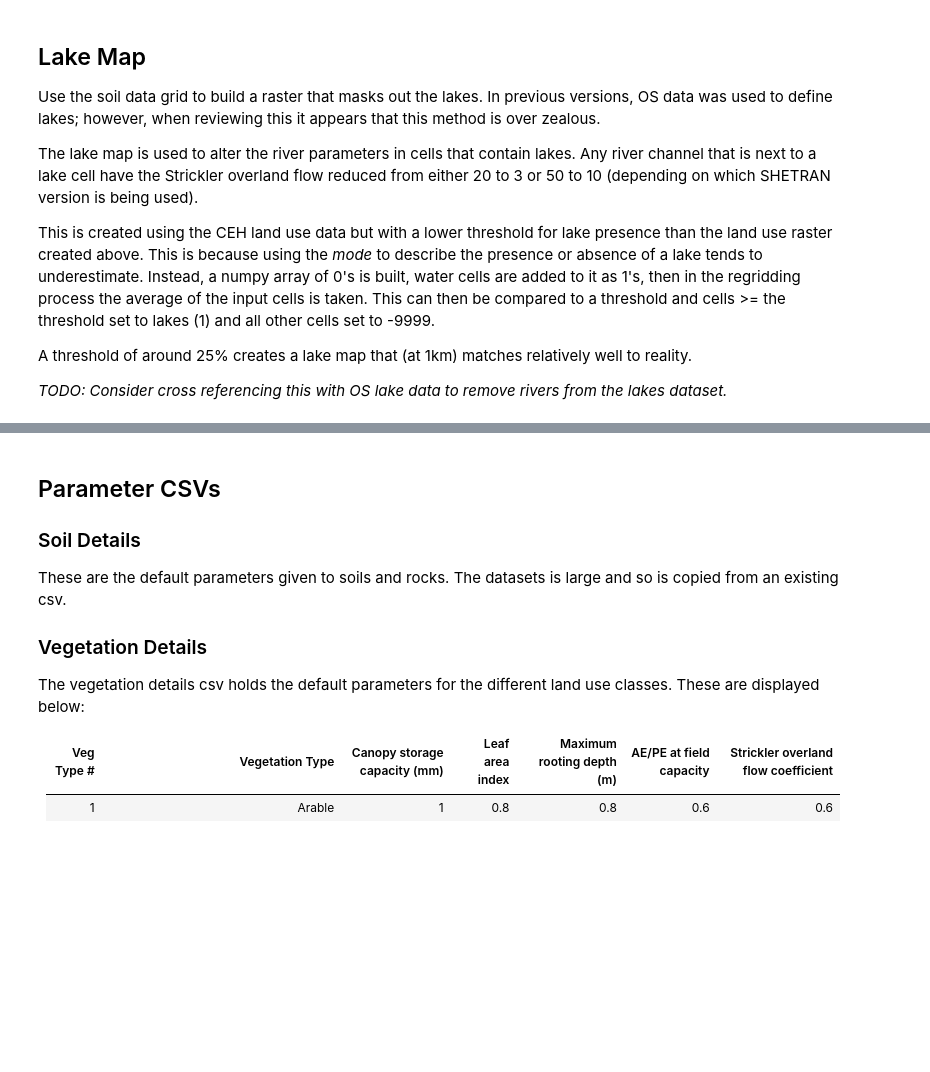
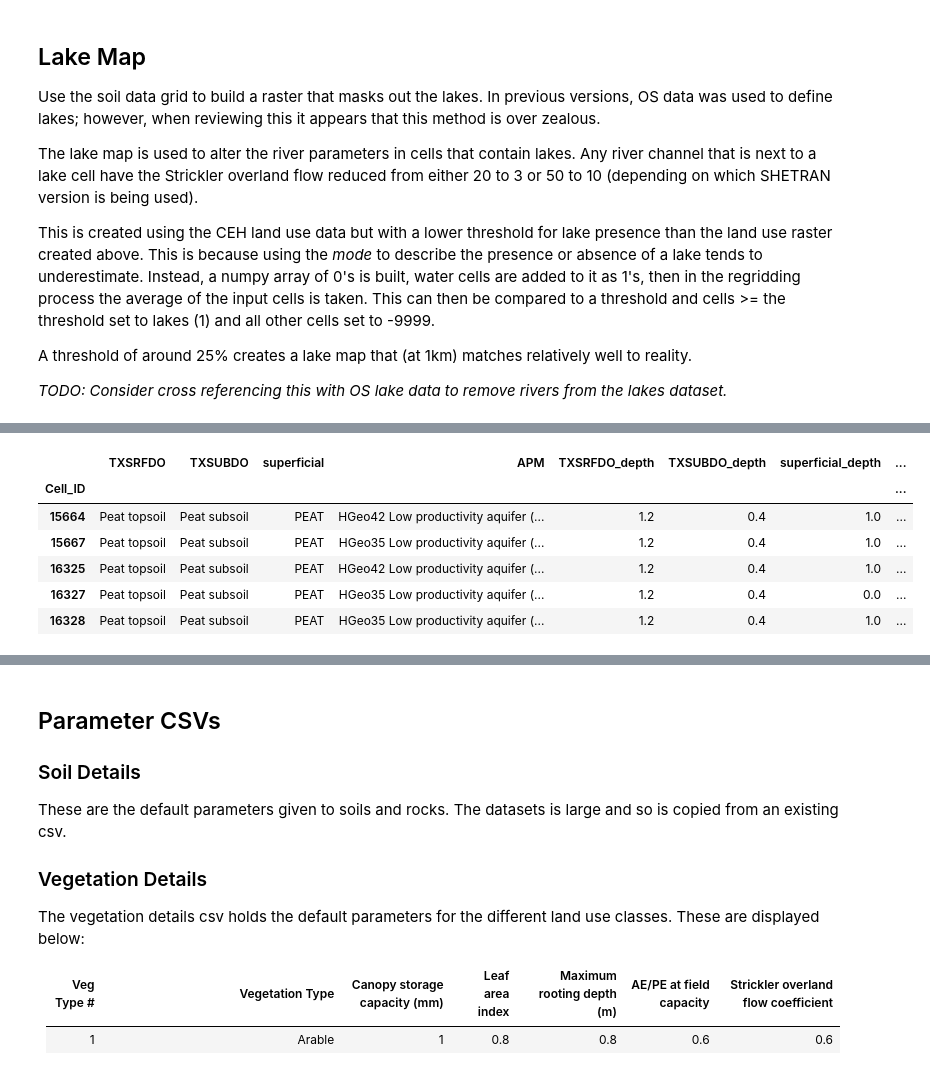
Before and after one commit to henry-rong/SHETRAN-UK-Generic-Catchment-Setup-Scripts, a Jupyter notebook: Create SHETRAN Raster Data.ipynb, the cells around one changed output, grey strips where cells are left out. Saved outputs shown, nothing was run; the diff lists cells and outputs as text; code cells hidden in the pictures; blank space fills up the shorter version.

```diff
--- a/Create SHETRAN Raster Data.ipynb
+++ b/Create SHETRAN Raster Data.ipynb
@@ -498,0 +964,46 @@ This data was originally taken at a 1km resolution. The first iteration of this
+# %%
+# 6. Fill the data table with actual values. Supply the column name, data table path and Cell ID and cell details columns. Do this for the subsurface type, depth and notes.
+
+# Example: columns in df are ['TXSRFDO', 'TXSUBDO', 'APM']
+# Each column contains integer codes that need to be mapped to descriptions from a lookup CSV
+
+# Define the mapping: column name -> (lookup csv path, code column, value column)
+lookup_info = {
+    'TXSRFDO': (os.path.join(data_folder, 'TXSRFDO Raster Data Table.csv'), 'Class', 'Texture'),
+    'TXSUBDO': (os.path.join(data_folder, 'TXSUBDO Raster Data Table.csv'), 'Class', 'Texture'),
+    'superficial': (os.path.join(data_folder, 'UK_625k_SUPERFICIAL_Geology_Polygons Raster Data Table.csv'), 'Raster_ID', 'ROCK_D'),
+    'APM': (os.path.join(data_folder, 'HydrogeologyUK_IoM_v5 Raster Data Table.csv'), 'Raster_ID', 'Flow Mechanism'),
+
+    'TXSRFDO_depth': (os.path.join(data_folder, 'TXDEPCHG Raster Data Table.csv'), 'Class', 'Depth to Change'),
+    'TXSUBDO_depth': (os.path.join(data_folder, 'DR Raster Data Table.csv'), 'DR', 'Depth to rock'),
+    'superficial_depth': (os.path.join(data_folder, 'BGS_SDTM_1km Raster Data Table.csv'), 'Raster_ID', 'BSTM_MEAN'),
+
+    'TXSRFDO_notes': (os.path.join(data_folder, 'TXSRFDO Raster Data Table.csv'), 'Class', 'Notes'),
+    'TXSUBDO_notes': (os.path.join(data_folder, 'TXSUBDO Raster Data Table.csv'), 'Class', 'Notes'),
+    'superficial_notes': (os.path.join(data_folder, 'UK_625k_SUPERFICIAL_Geology_Polygons Raster Data Table.csv'), 'Raster_ID', 'LEX_D'),
+    'APM_notes': (os.path.join(data_folder, 'HydrogeologyUK_IoM_v5 Raster Data Table.csv'), 'Raster_ID', 'Summary'),
+    # Add more as needed
+}
+
+for col, (csv_path, code_col, value_col) in lookup_info.items():
+
+    # Load lookup table:
+    lut = pd.read_csv(csv_path)
+    lut.columns = [c.strip() for c in lut.columns]  # Remove leading/trailing white space.
+
+    # Build mapping dictionary:
+    code_to_val = pd.Series(lut[value_col].values, index=lut[code_col]).to_dict()
+
+    # Map the df column (skip -9999 and nan)
+    df[col] = df[col].map(lambda x: code_to_val.get(x, np.nan) if pd.notnull(x) and x != -9999 else np.nan)
+
+# Now df columns contain the mapped values (descriptions) instead of codes.
+df.head(5)
+# %% [output]
+|  | TXSRFDO | TXSUBDO | superficial | APM | TXSRFDO_depth | TXSUBDO_depth | superficial_depth | ... |
+| Cell_ID |  |  |  |  |  |  |  | ... |
+| 15664 | Peat topsoil | Peat subsoil | PEAT | HGeo42 Low productivity aquifer (... | 1.2 | 0.4 | 1.0 | ... |
+| 15667 | Peat topsoil | Peat subsoil | PEAT | HGeo35 Low productivity aquifer (... | 1.2 | 0.4 | 1.0 | ... |
+| 16325 | Peat topsoil | Peat subsoil | PEAT | HGeo42 Low productivity aquifer (... | 1.2 | 0.4 | 1.0 | ... |
+| 16327 | Peat topsoil | Peat subsoil | PEAT | HGeo35 Low productivity aquifer (... | 1.2 | 0.4 | 0.0 | ... |
+| 16328 | Peat topsoil | Peat subsoil | PEAT | HGeo35 Low productivity aquifer (... | 1.2 | 0.4 | 1.0 | ... |
```
Also changed, not shown: parts of 35 cells of this notebook.
